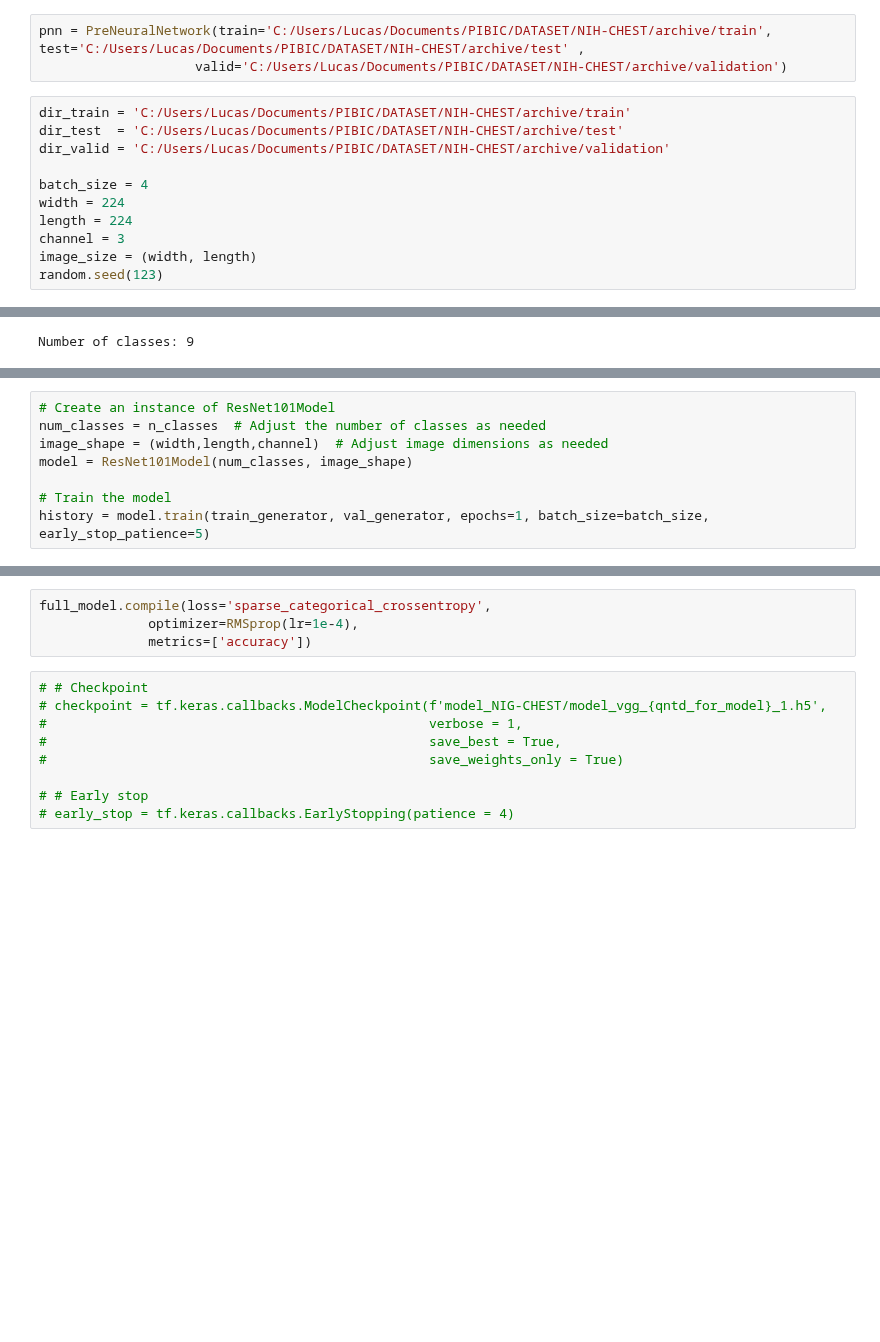
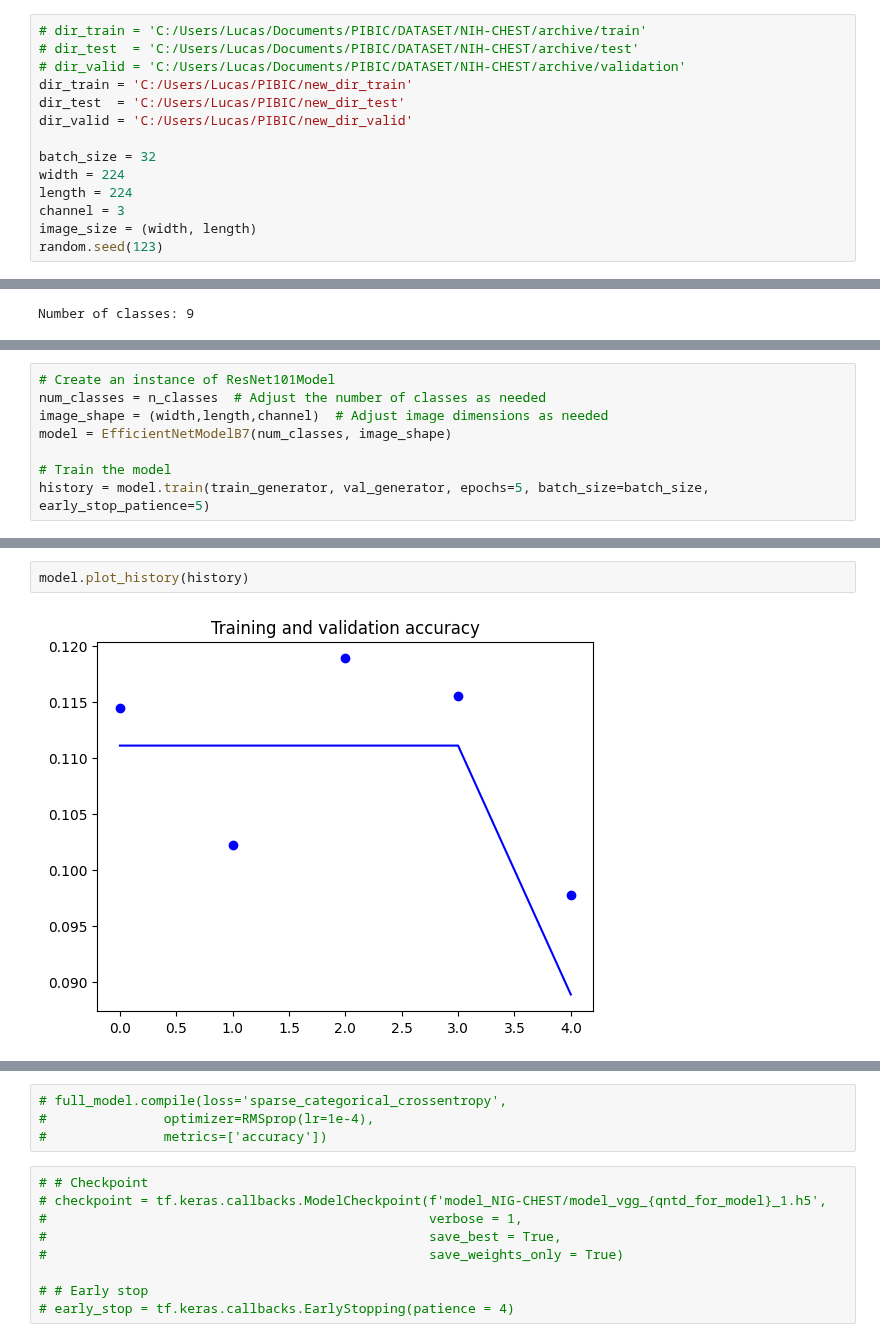
Before and after one commit to LucasLessa1/PIBIC, a Jupyter notebook: NIH-CHEST_model.ipynb, the cells around one changed output, grey strips where cells are left out. Saved outputs shown, nothing was run; the diff lists cells and outputs as text; blank space fills up the shorter version.

```diff
--- a/NIH-CHEST_model.ipynb
+++ b/NIH-CHEST_model.ipynb
@@ -9,17 +10,17 @@ import random
 # %%
-pnn = PreNeuralNetwork(train='C:/Users/Lucas/Documents/PIBIC/DATASET/NIH-CHEST/archive/train', test='C:/Users/Lucas/Documents/PIBIC/DATASET/NIH-CHEST/archive/test' ,
-                    valid='C:/Users/Lucas/Documents/PIBIC/DATASET/NIH-CHEST/archive/validation')
+# dir_train = 'C:/Users/Lucas/Documents/PIBIC/DATASET/NIH-CHEST/archive/train'
+# dir_test  = 'C:/Users/Lucas/Documents/PIBIC/DATASET/NIH-CHEST/archive/test'
+# dir_valid = 'C:/Users/Lucas/Documents/PIBIC/DATASET/NIH-CHEST/archive/validation'
+dir_train = 'C:/Users/Lucas/PIBIC/new_dir_train'
+dir_test  = 'C:/Users/Lucas/PIBIC/new_dir_test'
+dir_valid = 'C:/Users/Lucas/PIBIC/new_dir_valid'
+
+batch_size = 32
+width = 224
+length = 224
+channel = 3
+image_size = (width, length)
+random.seed(123)
-# %%
-dir_train = 'C:/Users/Lucas/Documents/PIBIC/DATASET/NIH-CHEST/archive/train'
-dir_test  = 'C:/Users/Lucas/Documents/PIBIC/DATASET/NIH-CHEST/archive/test'
-dir_valid = 'C:/Users/Lucas/Documents/PIBIC/DATASET/NIH-CHEST/archive/validation'
-
-batch_size = 4
-width = 224
-length = 224
-channel = 3
-image_size = (width, length)
-random.seed(123)
 # %% [markdown]
 Como está dando o CLOCK_WATCHDOG_TIMEOUT reduzirei a quantidade de imagens
 # %%
@@ -84,8 +81,8 @@ SyntaxError: invalid decimal literal (318676807.py, line 1)
 # Create an instance of ResNet101Model
 num_classes = n_classes  # Adjust the number of classes as needed
 image_shape = (width,length,channel)  # Adjust image dimensions as needed
-model = ResNet101Model(num_classes, image_shape)
+model = EfficientNetModelB7(num_classes, image_shape)
 
 # Train the model
-history = model.train(train_generator, val_generator, epochs=1, batch_size=batch_size, early_stop_patience=5)
+history = model.train(train_generator, val_generator, epochs=5, batch_size=batch_size, early_stop_patience=5)
 # %% [output]
@@ -117,0 +114,4 @@ test_loss, test_accuracy = model.evaluate(test_generator)
+# %%
+model.plot_history(history)
+# %% [output]
+[figure, added]
@@ -118,7 +119,7 @@ test_loss, test_accuracy = model.evaluate(test_generator)
 # %%
-full_model.compile(loss='sparse_categorical_crossentropy',
-              optimizer=RMSprop(lr=1e-4),
-              metrics=['accuracy'])
+# full_model.compile(loss='sparse_categorical_crossentropy',
+#               optimizer=RMSprop(lr=1e-4),
+#               metrics=['accuracy'])
 # %%
 # # Checkpoint
 # checkpoint = tf.keras.callbacks.ModelCheckpoint(f'model_NIG-CHEST/model_vgg_{qntd_for_model}_1.h5',
```
Also changed, not shown: parts of 11 cells of this notebook.
